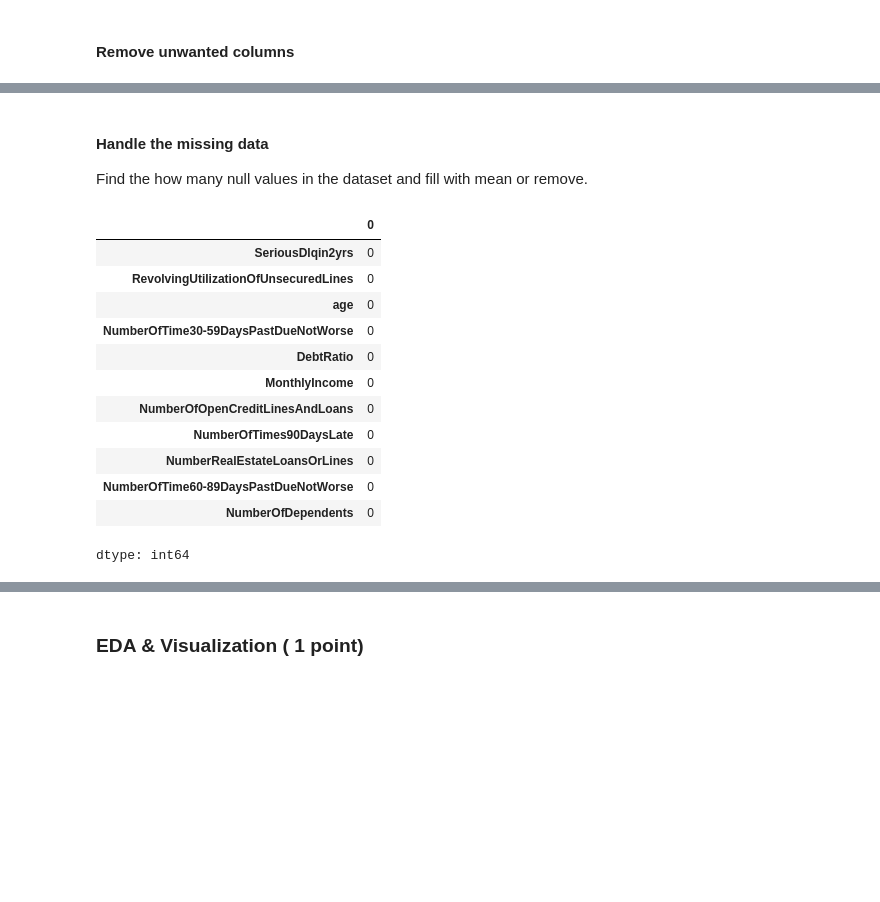
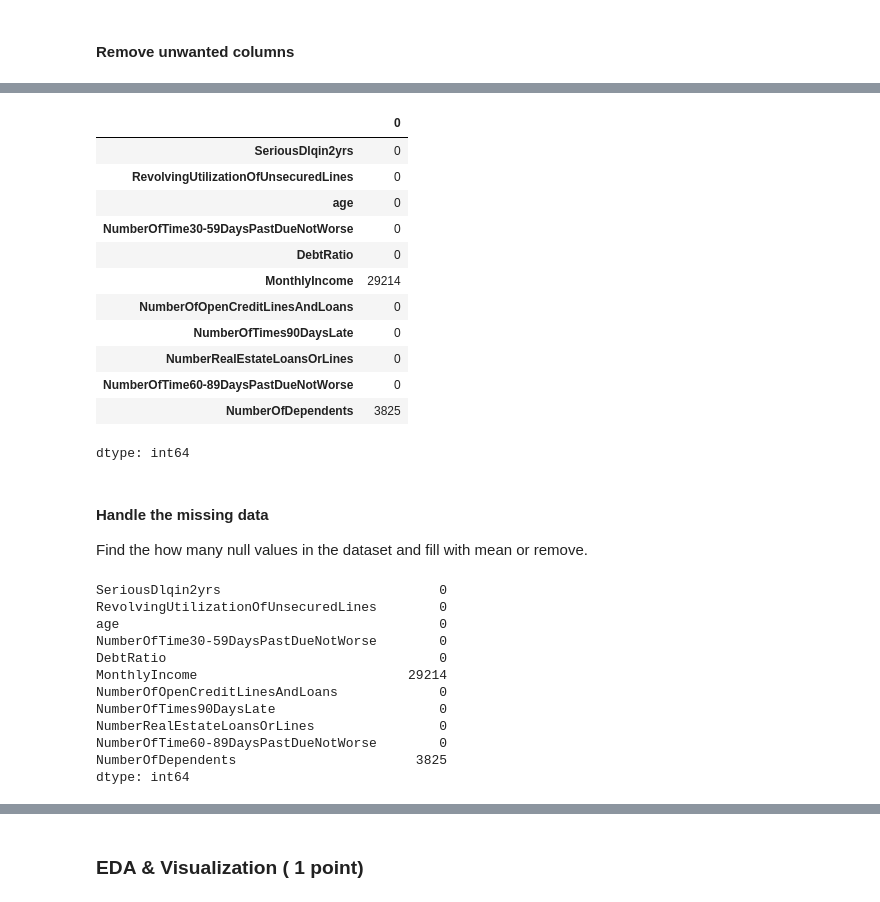
Before and after one commit to rupeshSi/Complete-Python-3-Bootcamp, a Jupyter notebook: RKS_M3_NB_MiniProject_2_Credit_risk_modelling_Logistic_Regression.ipynb, the cells around one changed output, grey strips where cells are left out. Drawn from its saved outputs; the diff is of its cells as text; code cells hidden in the pictures; blank space fills up the shorter version.

```diff
--- a/RKS_M3_NB_MiniProject_2_Credit_risk_modelling_Logistic_Regression.ipynb
+++ b/RKS_M3_NB_MiniProject_2_Credit_risk_modelling_Logistic_Regression.ipynb
@@ -172,24 +208,40 @@ Index(['SeriousDlqin2yrs', 'RevolvingUtilizationOfUnsecuredLines', 'age',
+# %%
+df.isnull().sum()
+# %% [output]
+|  | 0 |
+| SeriousDlqin2yrs | 0 |
+| RevolvingUtilizationOfUnsecuredLines | 0 |
+| age | 0 |
+| NumberOfTime30-59DaysPastDueNotWorse | 0 |
+| DebtRatio | 0 |
+| MonthlyIncome | 29214 |
+| NumberOfOpenCreditLinesAndLoans | 0 |
+| NumberOfTimes90DaysLate | 0 |
+| NumberRealEstateLoansOrLines | 0 |
+| NumberOfTime60-89DaysPastDueNotWorse | 0 |
+| NumberOfDependents | 3825 |
+dtype: int64
 # %% [markdown]
 #### Handle the missing data
 
 Find the how many null values in the dataset and fill with mean or remove.
 # %%
 # YOUR CODE HERE
-df.isna().sum()
-df['MonthlyIncome'] = df['MonthlyIncome'].fillna((df['MonthlyIncome'].mean()))
-df['NumberOfDependents'] = df['NumberOfDependents'].fillna((df['NumberOfDependents'].mean()))
-df.isna().sum()
+#Replacing these values from 9
+print(df.isna().sum())
+
+df['MonthlyIncome'] = df['MonthlyIncome'].fillna(0)
+df['NumberOfDependents'] = df['NumberOfDependents'].fillna(0)
 # %% [output]
-|  | 0 |
-| SeriousDlqin2yrs | 0 |
-| RevolvingUtilizationOfUnsecuredLines | 0 |
-| age | 0 |
-| NumberOfTime30-59DaysPastDueNotWorse | 0 |
-| DebtRatio | 0 |
-| MonthlyIncome | 0 |
-| NumberOfOpenCreditLinesAndLoans | 0 |
-| NumberOfTimes90DaysLate | 0 |
-| NumberRealEstateLoansOrLines | 0 |
-| NumberOfTime60-89DaysPastDueNotWorse | 0 |
-| NumberOfDependents | 0 |
+SeriousDlqin2yrs                            0
+RevolvingUtilizationOfUnsecuredLines        0
+age                                         0
+NumberOfTime30-59DaysPastDueNotWorse        0
+DebtRatio                                   0
+MonthlyIncome                           29214
+NumberOfOpenCreditLinesAndLoans             0
+NumberOfTimes90DaysLate                     0
+NumberRealEstateLoansOrLines                0
+NumberOfTime60-89DaysPastDueNotWorse        0
+NumberOfDependents                       3825
 dtype: int64
```
Also changed, not shown: parts of 27 cells of this notebook.
